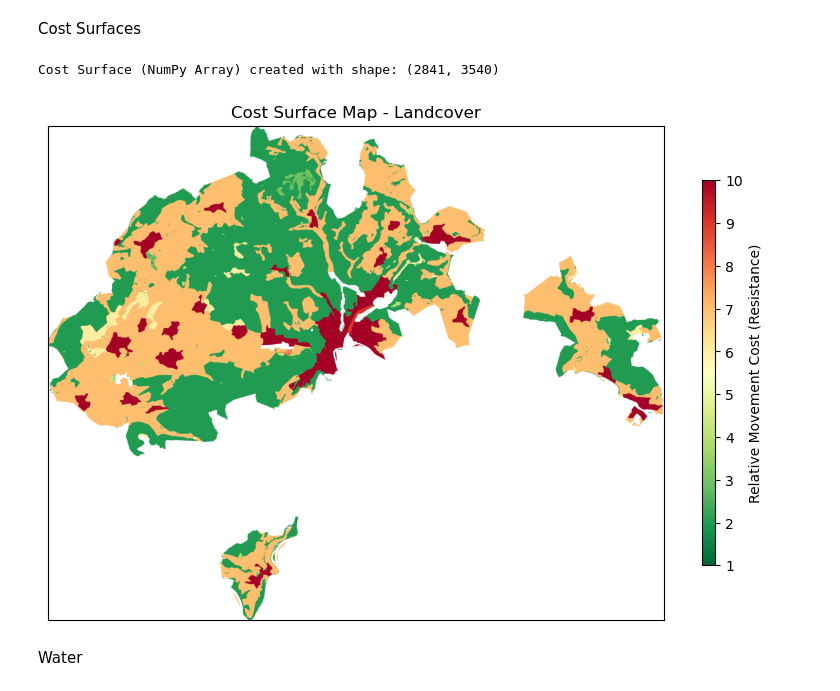
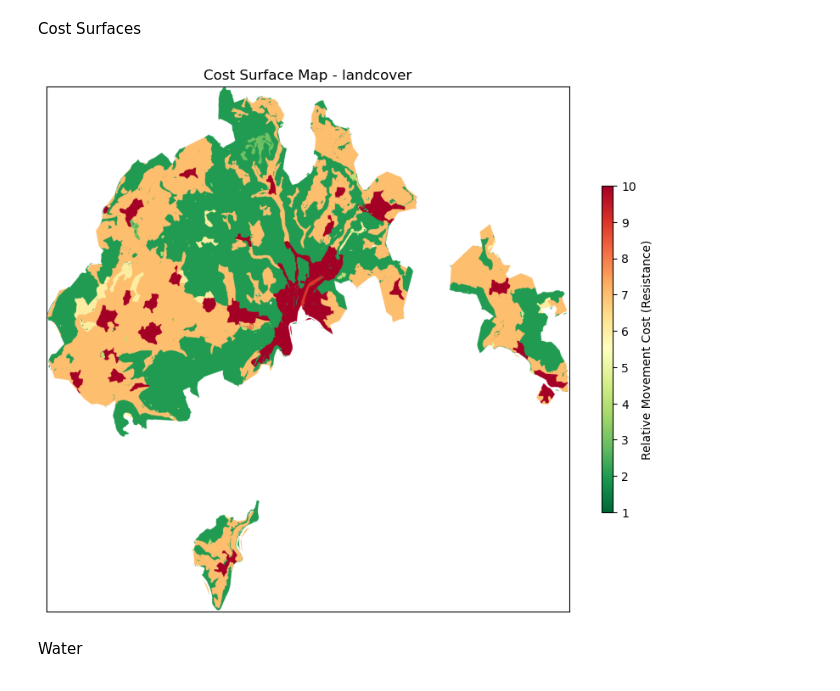
Before and after one commit to LukasBuchmann/PA2-Modelling_Wildlife_Corridors, a Jupyter notebook: Code/test_model.ipynb, the cells around one changed output. Saved outputs shown, nothing was run; the diff lists cells and outputs as text; code cells hidden in the pictures.

```diff
--- a/Code/test_model.ipynb
+++ b/Code/test_model.ipynb
@@ -489,15 +509,13 @@ shapes = [(geom, value) for geom, value in zip(landcover_filtered.geometry, land
 # %%
-# Use rasterio.features.rasterize to create the cost surface
-cost_surface_landcover = rasterize(
-    shapes=shapes,
-    out_shape=out_shape,
-    transform=transform,
-    fill=fill_value,
-    all_touched=True, # Includes all pixels touched by the feature, not just the center
-    dtype=np.int16
-)
+# # Use rasterio.features.rasterize to create the cost surface
+# cost_surface_landcover = rasterize(
+#     shapes=shapes,
+#     out_shape=out_shape,
+#     transform=transform,
+#     fill=fill_value,
+#     all_touched=True, # Includes all pixels touched by the feature, not just the center
+#     dtype=np.int16
+# )
 
-print("Cost Surface (NumPy Array) created with shape:", cost_surface_landcover.shape)
+# print("Cost Surface (NumPy Array) created with shape:", cost_surface_landcover.shape)
-# %% [output]
-Cost Surface (NumPy Array) created with shape: (2841, 3540)
 # %%
@@ -505,44 +522,0 @@ cost_surface_landcover = np.ma.masked_where(cost_surface_landcover == fill_value
-# %%
-import matplotlib.pyplot as plt
-import numpy as np
-
-# Definiere die Figur und Axes
-fig, ax = plt.subplots(1, 1, figsize=(8, 8))
-
-# Definiere und konfiguriere die Colormap
-cmap_name = 'RdYlGn_r'
-cmap = plt.cm.get_cmap(cmap_name)
-cmap.set_bad('white')
-
-# Zeige das Bild
-image = ax.imshow(
-    cost_surface_landcover,
-    cmap=cmap,
-    extent=[xmin, xmax, ymin, ymax],
-    vmin=1,
-    vmax=10,
-)
-
-# --- ANPASSUNG DER COLORBAR ---
-# 1. 'shrink' verkleinert die Länge der Colorbar (hier: 0.5 = 50% der ursprünglichen Achsenlänge).
-# 2. 'aspect' steuert das Verhältnis von Länge zu Breite.
-cbar = fig.colorbar(
-    image,
-    ax=ax,
-    ticks=np.arange(1, 11, 1),
-    shrink=0.5,     # <--- Verkleinert die Colorbar auf 50% der Originalgröße
-    aspect=30       # <--- Erhöht das Seitenverhältnis (macht sie schlanker)
-)
-cbar.set_label('Relative Movement Cost (Resistance)')
-# Remove axis elements for a map view
-ax.set_xticks([])
-ax.set_yticks([])
-ax.set_xlabel('')
-ax.set_ylabel('')
-
-ax.set_title('Cost Surface Map - Landcover')
-
-plt.tight_layout()
-plt.show()
-# %% [output]
-[figure, removed]
@@ -549,3 +569,7 @@ plt.show()
+# %%
+visualize_cost_surface(cost_surface_landcover, 'landcover', sh_bbox)
+# %% [output]
+[figure, added]
 # %% [markdown]
 Water
 # %%
```
Also changed, not shown: parts of 44 cells of this notebook, 4 other files.
